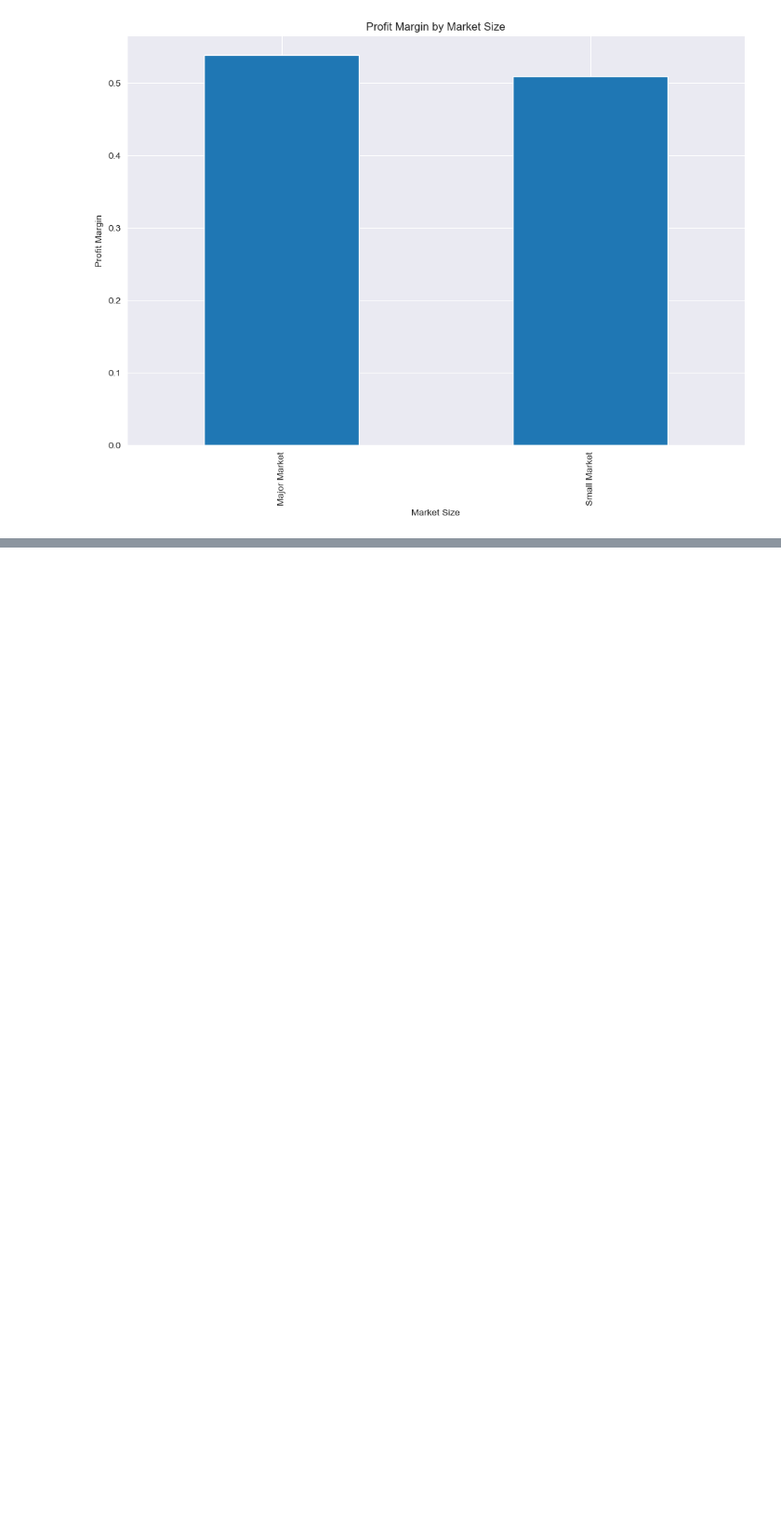
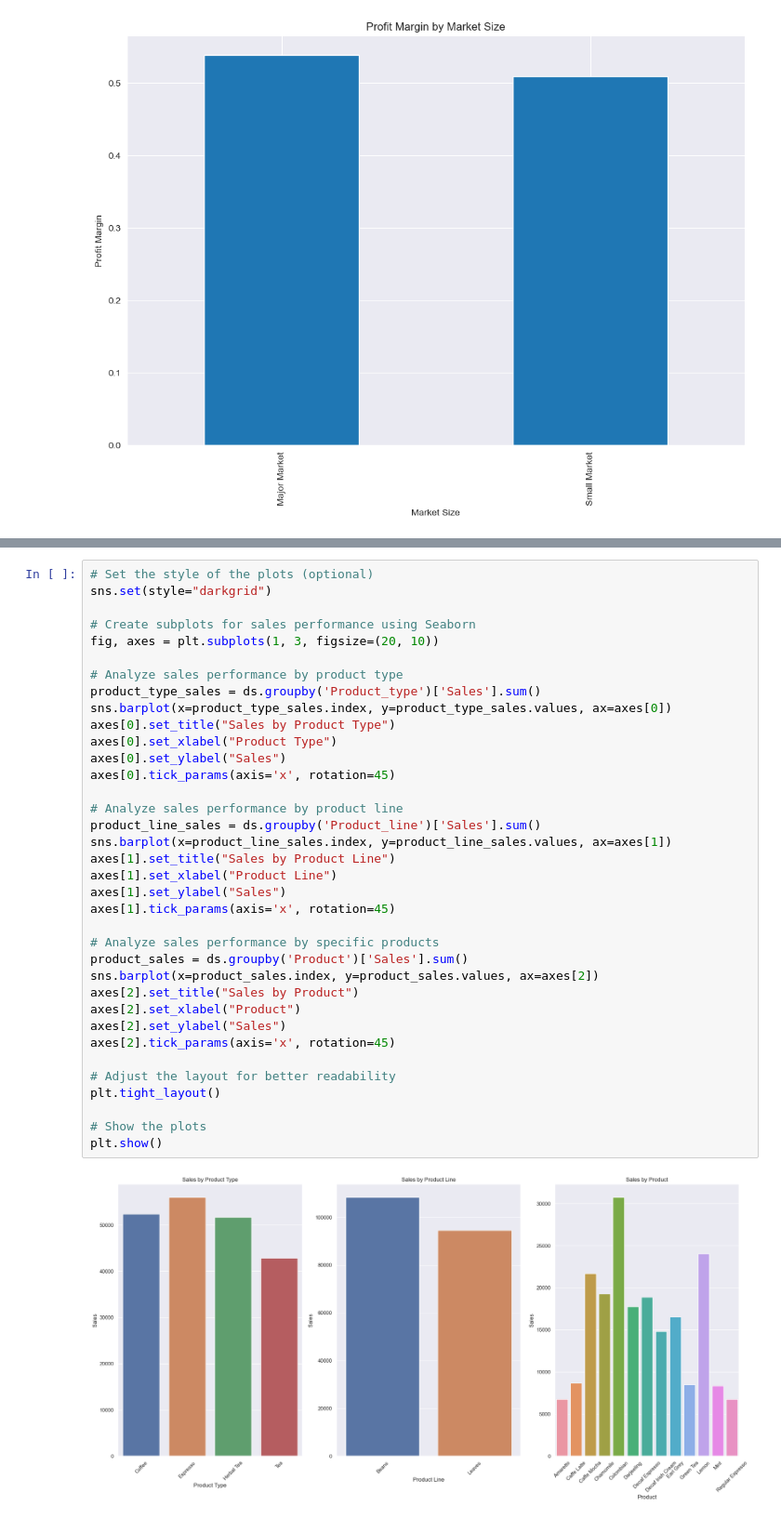
Before and after one commit to noeyislearning/coffee-chain-sales, a Jupyter notebook: generate_report_v1.ipynb, the cells around one changed output, grey strips where cells are left out. Shown at 93% size. Saved outputs shown, nothing was run; the diff lists cells and outputs as text; blank space fills up the shorter version.

Commit message:
feat: Implement `product analysis`

```diff
--- a/generate_report_v1.ipynb
+++ b/generate_report_v1.ipynb
@@ -352,0 +409,38 @@ plt.show()
+# %%
+# Set the style of the plots (optional)
+sns.set(style="darkgrid")
+
+# Create subplots for sales performance using Seaborn
+fig, axes = plt.subplots(1, 3, figsize=(20, 10))
+
+# Analyze sales performance by product type
+product_type_sales = ds.groupby('Product_type')['Sales'].sum()
+sns.barplot(x=product_type_sales.index, y=product_type_sales.values, ax=axes[0])
+axes[0].set_title("Sales by Product Type")
+axes[0].set_xlabel("Product Type")
+axes[0].set_ylabel("Sales")
+axes[0].tick_params(axis='x', rotation=45)
+
+# Analyze sales performance by product line
+product_line_sales = ds.groupby('Product_line')['Sales'].sum()
+sns.barplot(x=product_line_sales.index, y=product_line_sales.values, ax=axes[1])
+axes[1].set_title("Sales by Product Line")
+axes[1].set_xlabel("Product Line")
+axes[1].set_ylabel("Sales")
+axes[1].tick_params(axis='x', rotation=45)
+
+# Analyze sales performance by specific products
+product_sales = ds.groupby('Product')['Sales'].sum()
+sns.barplot(x=product_sales.index, y=product_sales.values, ax=axes[2])
+axes[2].set_title("Sales by Product")
+axes[2].set_xlabel("Product")
+axes[2].set_ylabel("Sales")
+axes[2].tick_params(axis='x', rotation=45)
+
+# Adjust the layout for better readability
+plt.tight_layout()
+
+# Show the plots
+plt.show()
+# %% [output]
+[figure, added]
```
Also changed, not shown: parts of 13 cells of this notebook.
